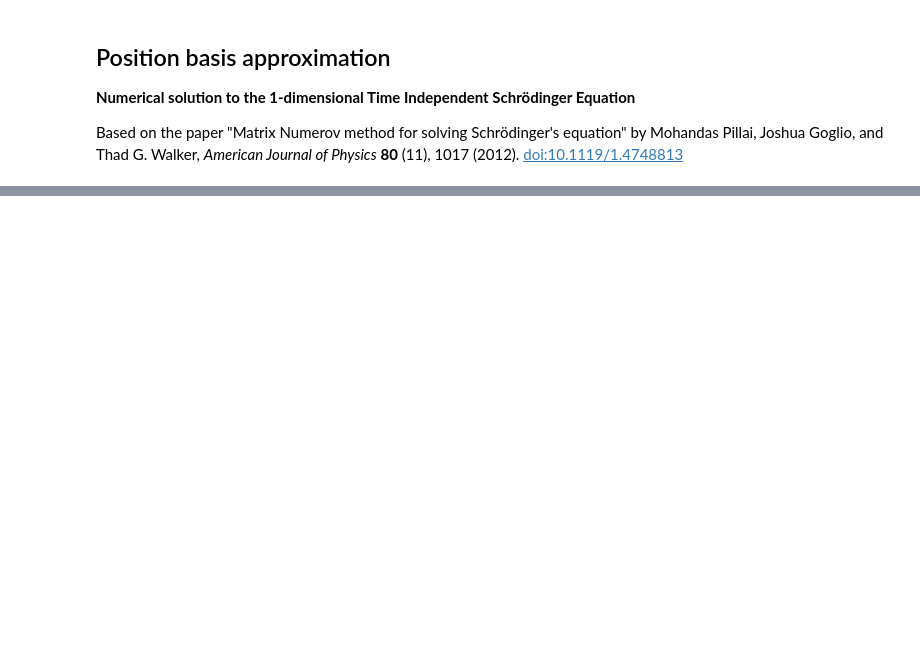
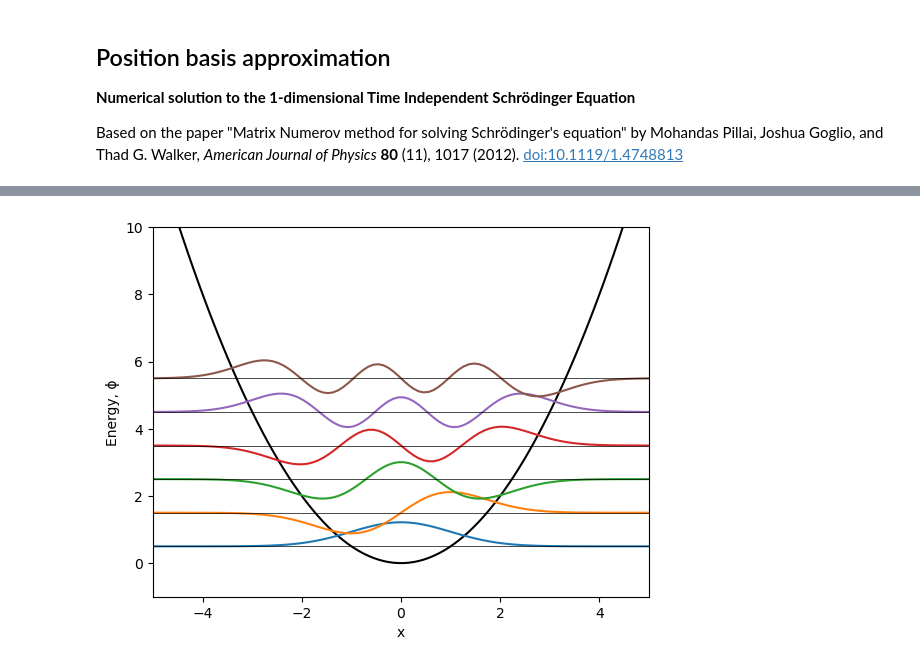
Before and after one commit to corcoted/Phys475, a Jupyter notebook: Approximations-combined.ipynb, the cells around one changed output, grey strips where cells are left out. Drawn from its saved outputs; the diff is of its cells as text; code cells hidden in the pictures; blank space fills up the shorter version.

```diff
--- a/Approximations-combined.ipynb
+++ b/Approximations-combined.ipynb
@@ -152,12 +326,14 @@ energies #display the lowest four energies
 # %%
-number = [0,1,2,3,4] #which wavefunctions to plot, starting counting from zero
+number = np.arange(6) #which wavefunctions to plot, starting counting from zero
 zoom = 3.0 # zoom factor for plotting the wavefunctions to make them more visible
 plt.plot(x,V(x),'-k',label="V(x)") # plot the potential
 for num in number:
     plt.plot(x,zoom*wavefunctions[:,num]+energies[num],label=num) #plot the num-th wavefunction
     plt.hlines(energies[num],-5,5,color="black",linewidth=0.5)
 plt.ylim(-1,10); # set limits of vertical axis for plot
 plt.xlim(-5,5); # set limits of horizontal axis for plot
 #plt.legend(loc="lower center");
 plt.xlabel("x");
 plt.ylabel("Energy, ϕ");
+# %% [output]
+[figure, added]
```
Also changed, not shown: parts of 22 cells of this notebook.
